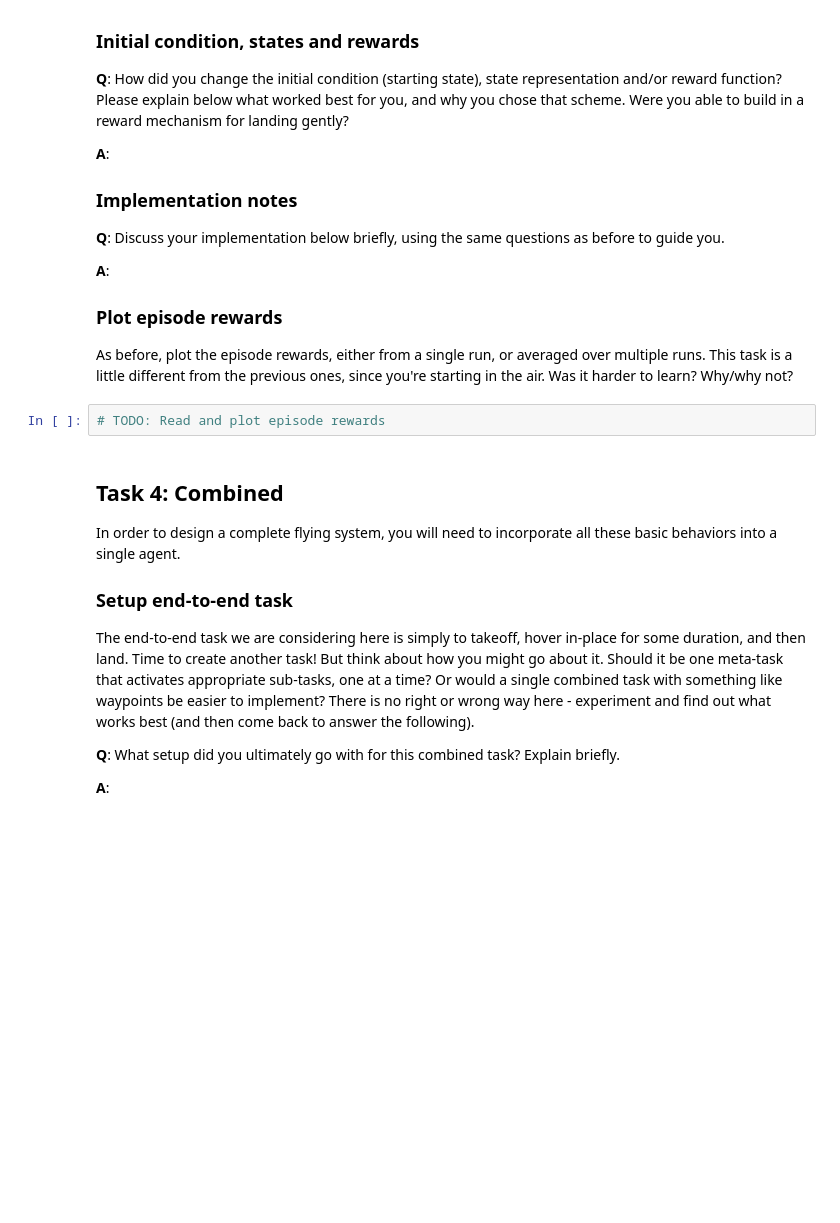
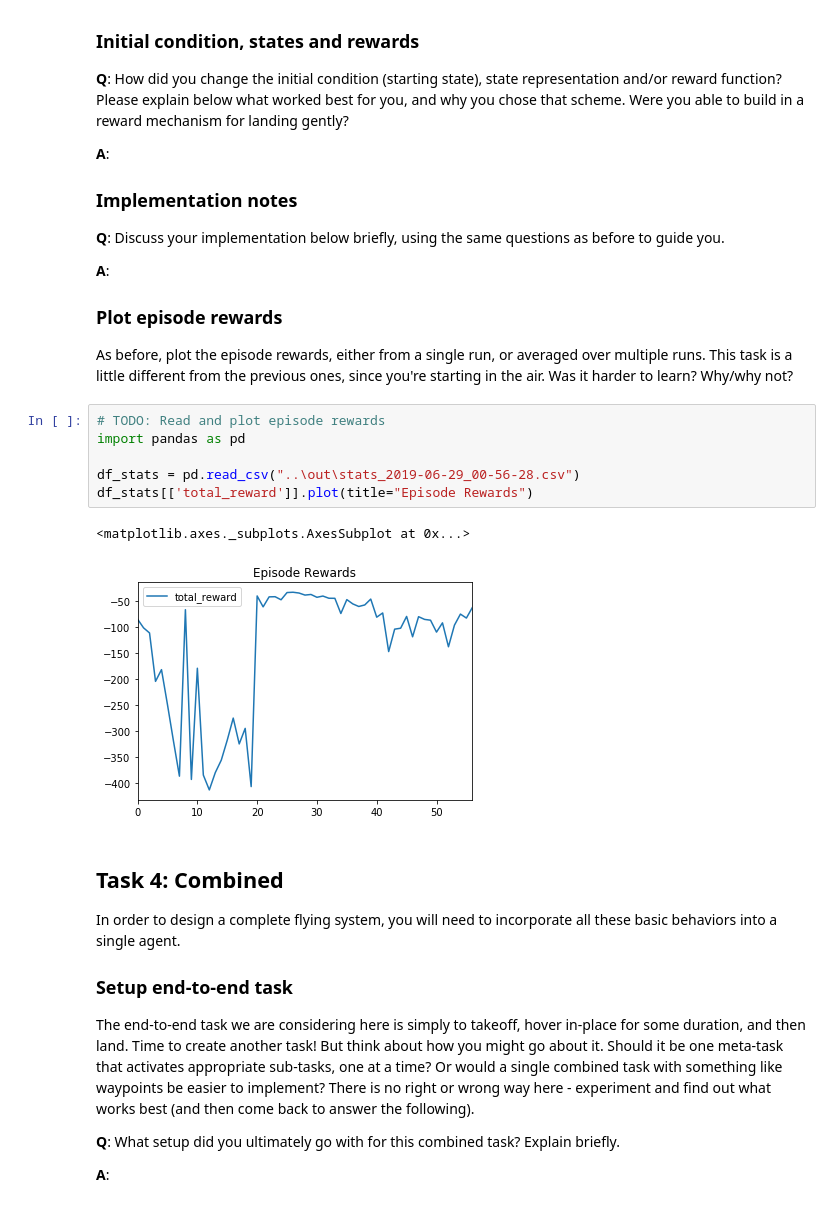
Before and after one commit to stayyule/RL-Quadcopter, a Jupyter notebook: quad_controller_rl/notebooks/RL-Quadcopter.ipynb, the cells around one changed output. Saved outputs shown, nothing was run; the diff lists cells and outputs as text; blank space fills up the shorter version.

```diff
--- a/quad_controller_rl/notebooks/RL-Quadcopter.ipynb
+++ b/quad_controller_rl/notebooks/RL-Quadcopter.ipynb
@@ -241,8 +241,15 @@ Once you're satisfied with your task definition, create another agent or repurpo
 ### Plot episode rewards
 
 As before, plot the episode rewards, either from a single run, or averaged over multiple runs. This task is a little different from the previous ones, since you're starting in the air. Was it harder to learn? Why/why not?
-# %%
-# TODO: Read and plot episode rewards
+# %%
+# TODO: Read and plot episode rewards
+import pandas as pd
+
+df_stats = pd.read_csv("..\out\stats_2019-06-29_00-56-28.csv")
+df_stats[['total_reward']].plot(title="Episode Rewards")
+# %% [output]
+<matplotlib.axes._subplots.AxesSubplot at 0x...>
+[figure, added]
 # %% [markdown]
 ## Task 4: Combined
 
```
Also changed, not shown: 2 other files.
